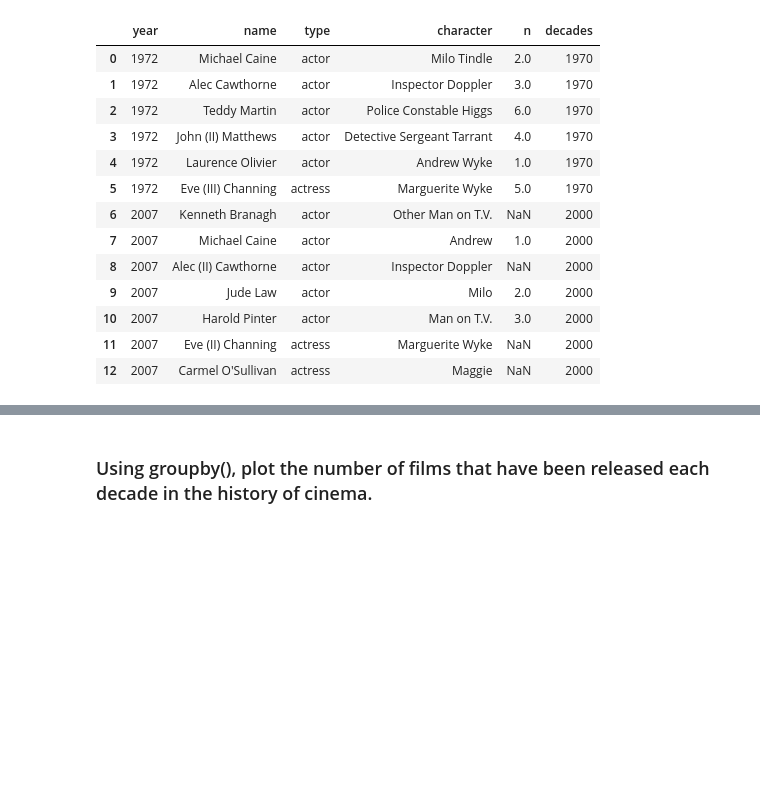
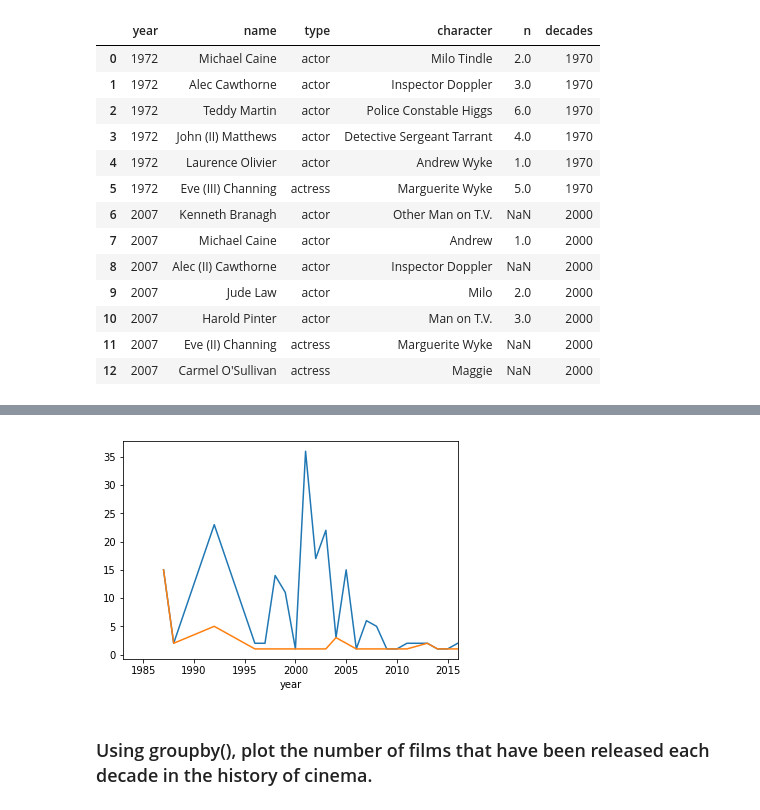
Before and after one commit to tansudasli/analytics-sandbox, a Jupyter notebook: pandas/Exercises-3.ipynb, the cells around one changed output, grey strips where cells are left out. Cells and saved outputs as stored; diff of their text form; code cells hidden in the pictures; blank space fills up the shorter version.

```diff
--- a/pandas/Exercises-3.ipynb
+++ b/pandas/Exercises-3.ipynb
@@ -256,2 +290,9 @@ k.loc['Sleuth'].reset_index('year')
+# %%
+x = m.groupby(['year'])
+
+a = x.n.max().sort_index().plot()
+b = x.n.min().sort_index().plot()
+# %% [output]
+[figure, added]
 # %% [markdown]
 ### Using groupby(), plot the number of films that have been released each decade in the history of cinema.
```
Also changed, not shown: parts of 11 cells of this notebook.
